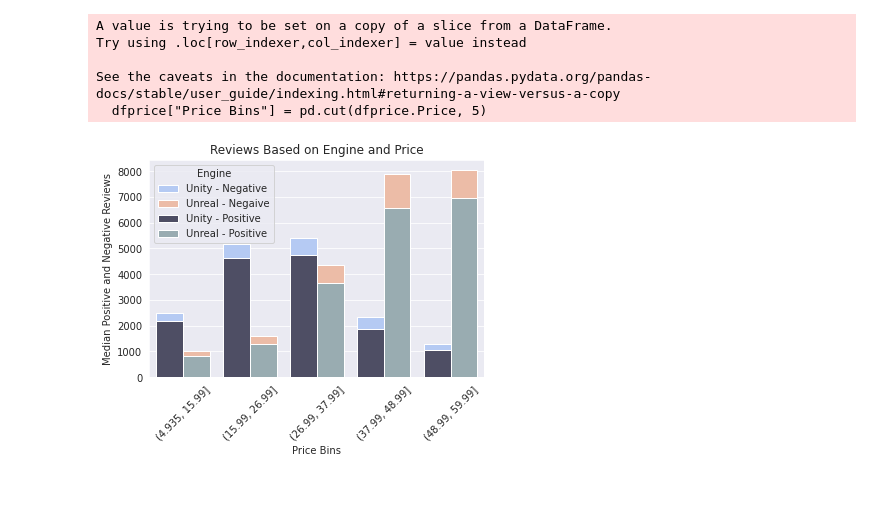
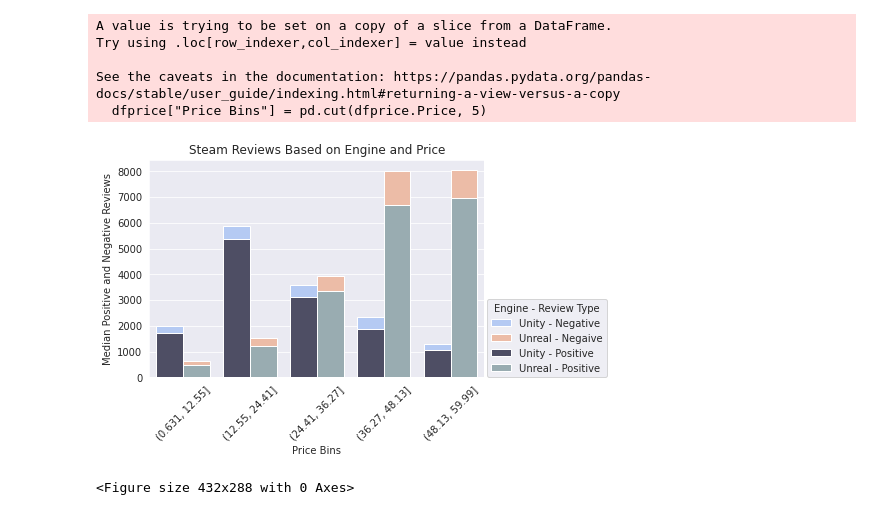
Before and after one commit to SpencerYoung66/UnityUnrealSteamData, a Jupyter notebook: PriceBinGraph.ipynb, the cells around one changed output. Drawn from its saved outputs; the diff is of its cells as text; code cells hidden in the pictures.

Commit message:
Update PriceEngineReveiw Graph and Script

```diff
--- a/PriceBinGraph.ipynb
+++ b/PriceBinGraph.ipynb
@@ -9,7 +9,7 @@ df = pd.read_csv("EDAData.csv")
 # Drop Extra Column in Data
 df = df.drop(columns="Unnamed: 0")
 # %%
-dfprice = df[df["Price"] >= 4.99]
+dfprice = df[df["Price"] >= 0.00]
 # %%
 sns.set_style("darkgrid")
 # %%
@@ -37,10 +37,12 @@ finalgroup = pd.concat([unitygroup, unrealgroup])
 # %%
 sns.barplot(data=finalgroup, x=finalgroup.index, y=finalgroup["Positive Reviews"] + finalgroup["Negative Reviews"], hue="Engine", palette="coolwarm", ci=None)
 sns.barplot(data=finalgroup, x=finalgroup.index, y=finalgroup["Positive Reviews"], hue="Engine", palette="bone", ci=None)
 plt.xticks(rotation=45)
 plt.ylabel("Median Positive and Negative Reviews")
-plt.title("Reviews Based on Engine and Price")
-plt.legend(title='Engine', loc='upper left', labels=['Unity - Negative', 'Unreal - Negaive', 'Unity - Positive', 'Unreal - Positive'])
+plt.title("Steam Reviews Based on Engine and Price")
+plt.legend(title='Engine - Review Type', loc=(1.01,0), labels=['Unity - Negative', 'Unreal - Negaive', 'Unity - Positive', 'Unreal - Positive'])
 plt.show()
+plt.savefig("PriceEngineReviewGraph.png")
 # %% [output]
-[figure, old version]
+[figure, new version]
+<Figure size 432x288 with 0 Axes>
```
Also changed, not shown: 1 other file.
